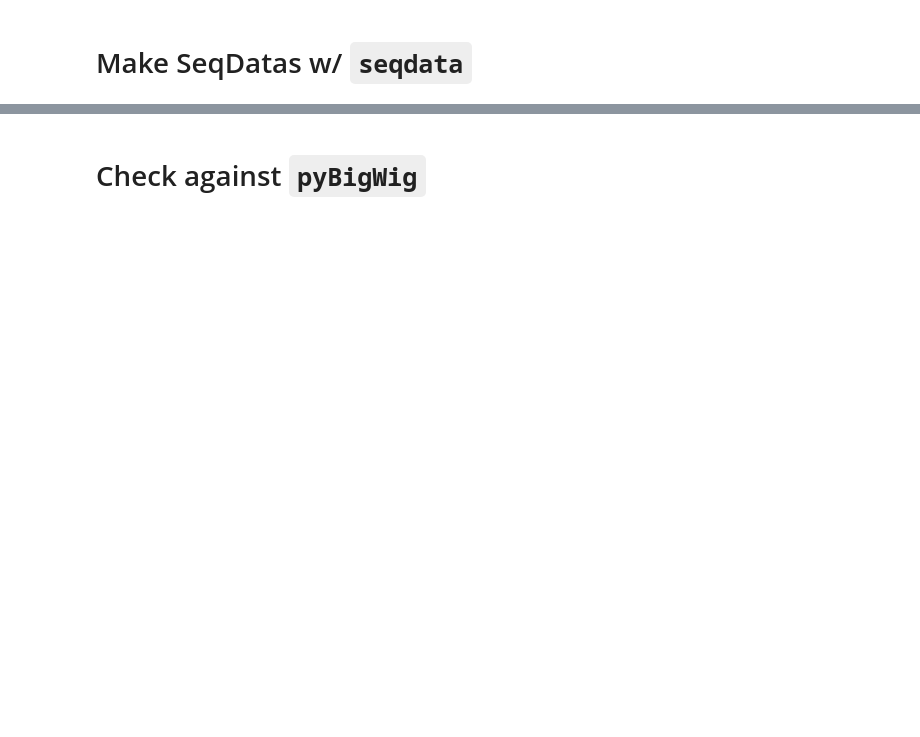
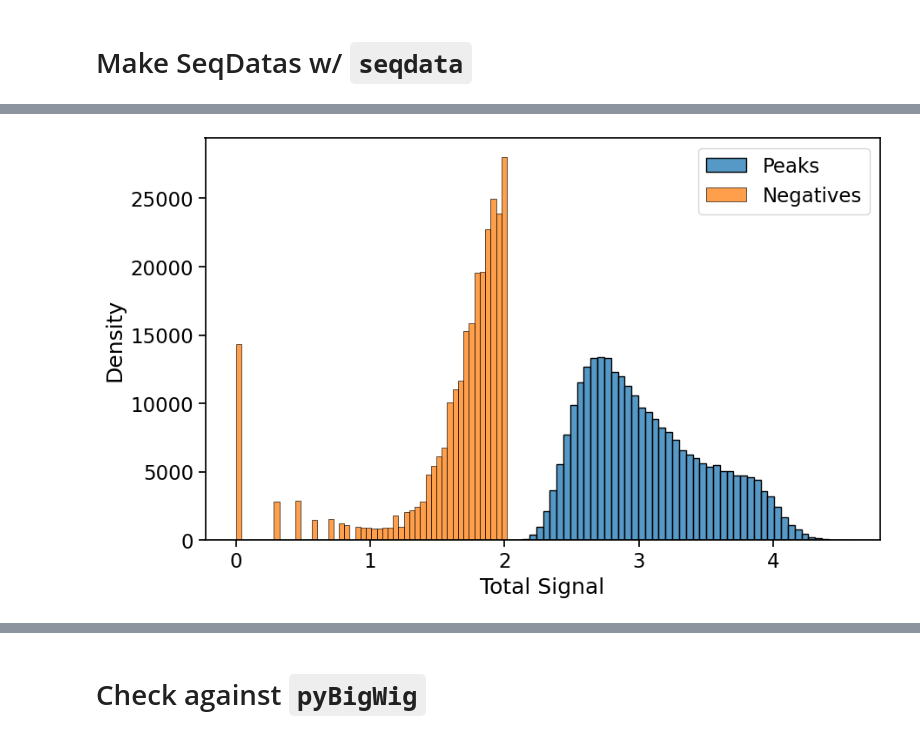
Before and after one commit to ML4GLand/tutorials, a Jupyter notebook: bulk_atac_basepair/1_make_SeqData.ipynb, the cells around one changed output, grey strips where cells are left out. Cells and saved outputs as stored; diff of their text form; code cells hidden in the pictures; blank space fills up the shorter version.

```diff
--- a/bulk_atac_basepair/1_make_SeqData.ipynb
+++ b/bulk_atac_basepair/1_make_SeqData.ipynb
@@ -160,0 +349,17 @@ sdata
+# %%
+peak_counts = sdata_peaks["cov"][..., counts_start:counts_start + target_len].sum(axis=(1,2)).values
+log_peak_counts = np.log10(peak_counts + 1)
+neg_counts = sdata_neg["cov"][..., counts_start:counts_start + target_len].sum(axis=(1,2)).values
+log_neg_counts = np.log10(neg_counts + 1)
+# %%
+# Plot the distribution of peak and negative counts
+with sns.plotting_context("notebook", font_scale=1.5):
+    plt.figure(figsize=(10, 6))
+    sns.histplot(log_peak_counts, bins=50, label="Peaks")
+    sns.histplot(log_neg_counts, bins=50, label="Negatives")
+    plt.xlabel("Total Signal")
+    plt.ylabel("Density")
+    plt.legend()
+    plt.show()
+# %% [output]
+[figure, added]
```
Also changed, not shown: parts of 42 cells of this notebook, 21 other files.
